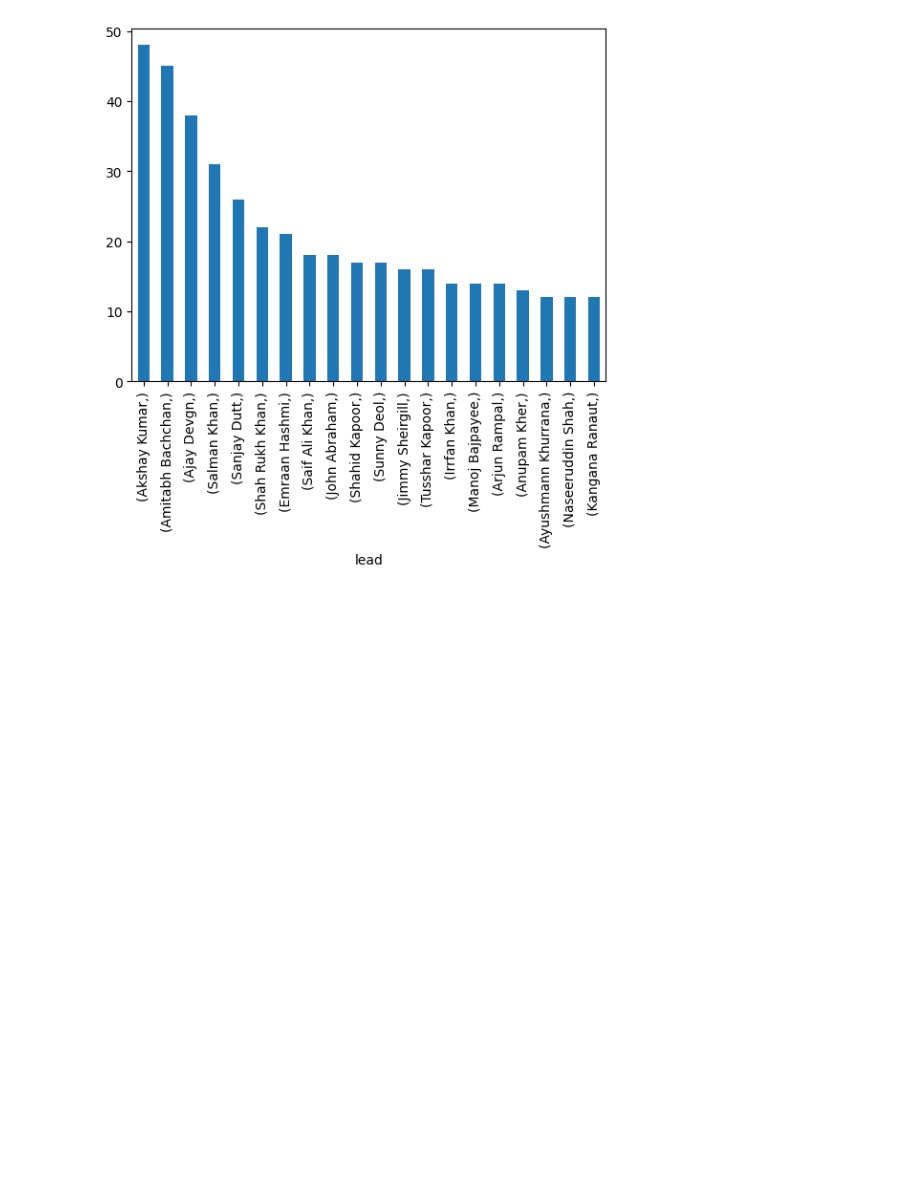
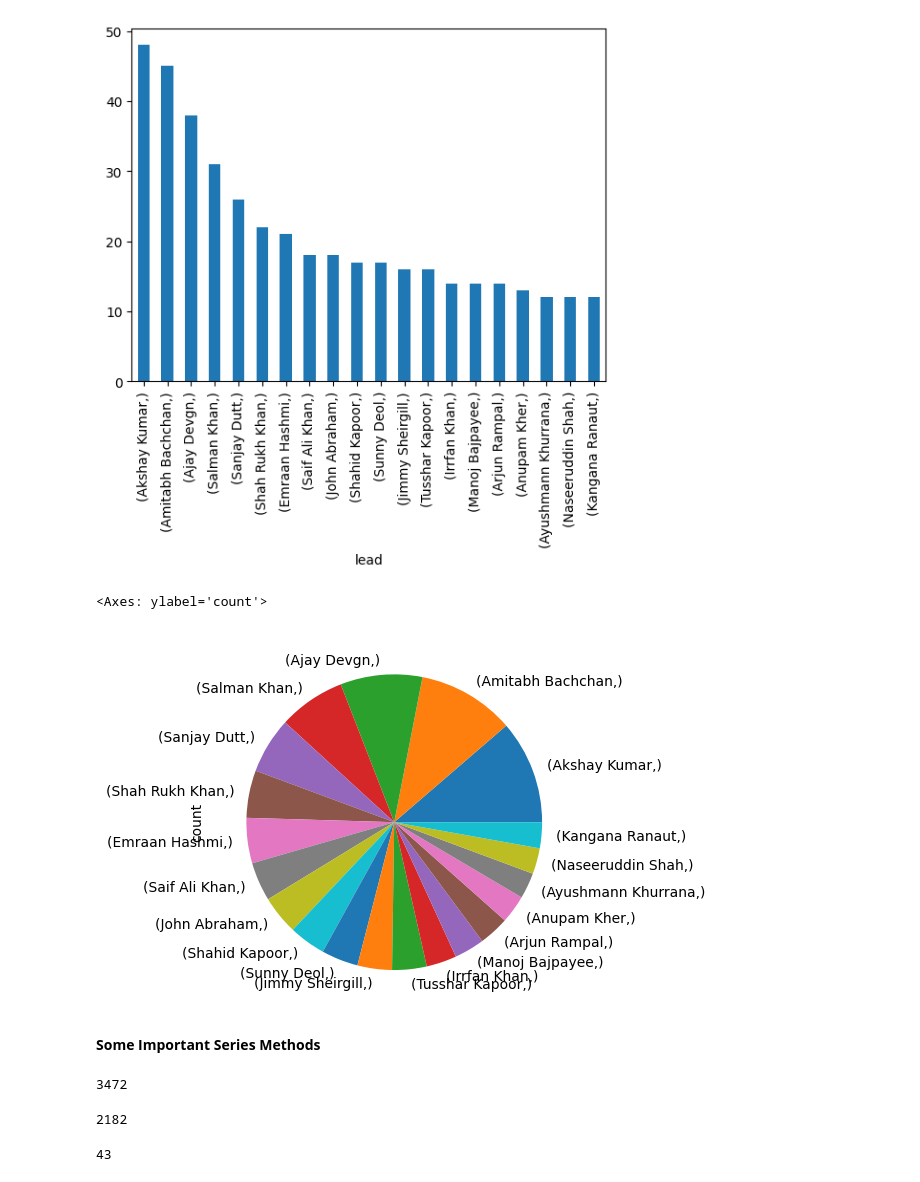
Before and after one commit to Py7949/Data-Science-, a Jupyter notebook: pandas.ipynb, the cells around one changed output. Cells and saved outputs as stored; diff of their text form; code cells hidden in the pictures; blank space fills up the shorter version.

```diff
--- a/pandas.ipynb
+++ b/pandas.ipynb
@@ -720,3 +720,10 @@ bd.value_counts().head(20).plot(kind = 'bar')
 # %% [output]
 <Axes: xlabel='lead'>
 [figure]
+# %%
+bd.value_counts().head(20).plot(kind='pie')
+# %% [output]
+<Axes: ylabel='count'>
+[figure, added]
+# %% [markdown]
+**Some Important Series** **Methods**
@@ -722,0 +741,15 @@ bd.value_counts().head(20).plot(kind = 'bar')
+# %%
+# astype
+import sys
+sys.getsizeof(vk)
+# %% [output]
+3472
+# %%
+sys.getsizeof(vk.astype('int16'))
+# %% [output]
+2182
+# %%
+# between
+vk['runs'][vk['runs'].between(51,99)].size
+# %% [output]
+43
```
Also changed, not shown: parts of 23 cells of this notebook.
